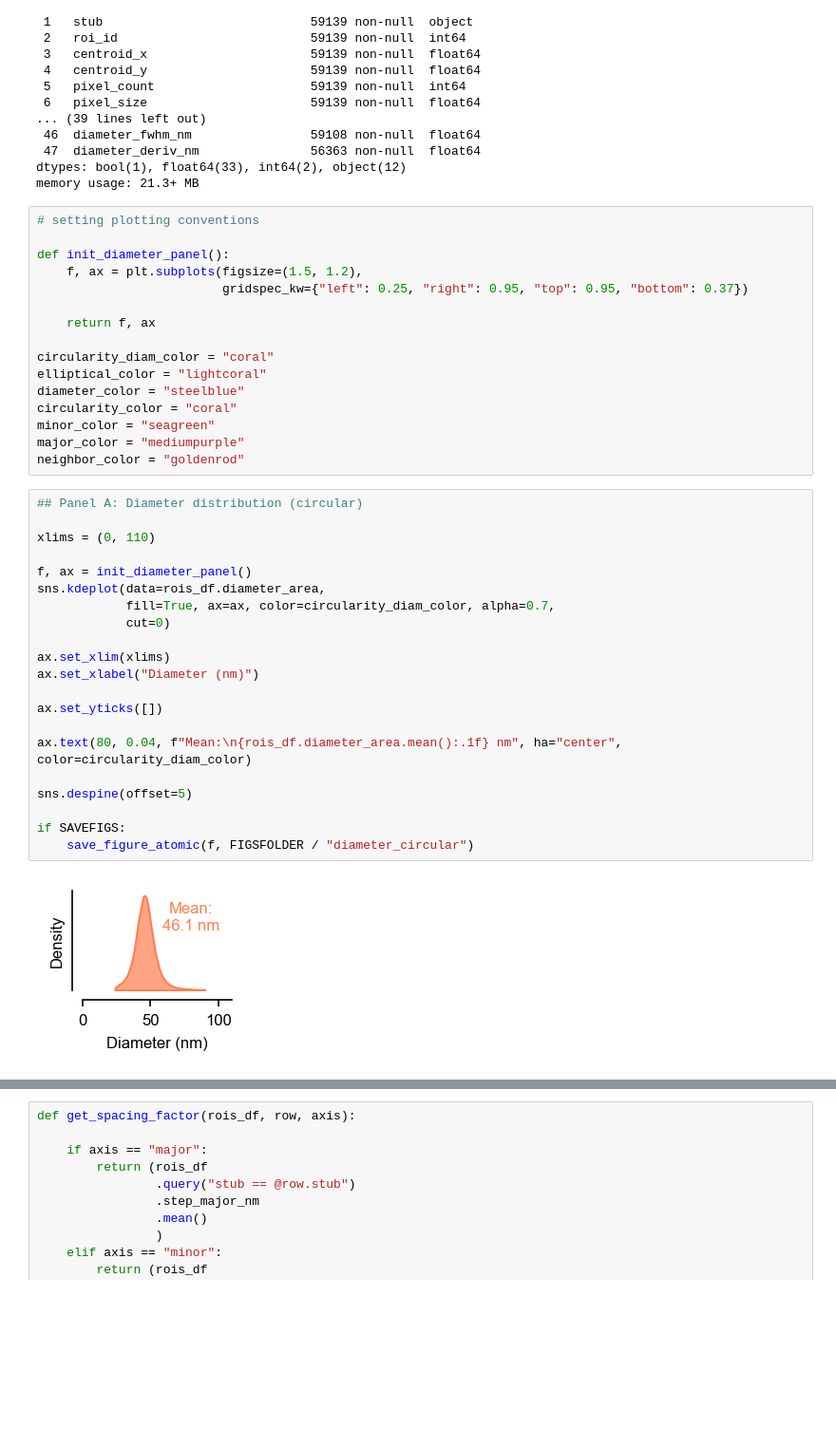
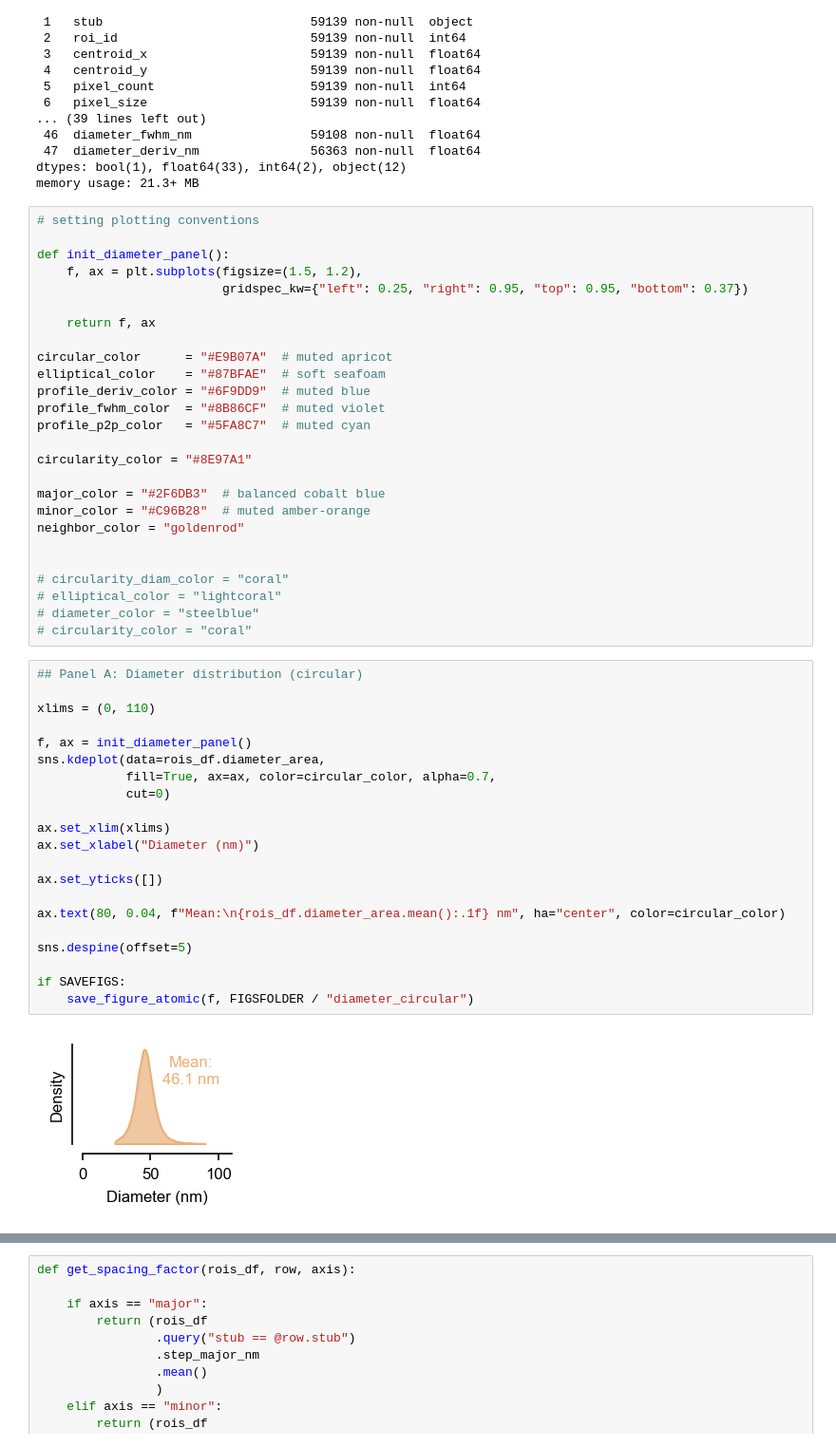
Before and after one commit to jaimemcc/fenestrations, a Jupyter notebook: notebooks/paper1_diameter.ipynb, the cells around one changed output, grey strips where cells are left out. Shown at 95% size. Cells and saved outputs as stored; diff of their text form; blank space fills up the shorter version.

```diff
--- a/notebooks/paper1_diameter.ipynb
+++ b/notebooks/paper1_diameter.ipynb
@@ -138,36 +138,46 @@ def init_diameter_panel():
 
     return f, ax
 
-circularity_diam_color = "coral"
-elliptical_color = "lightcoral"
-diameter_color = "steelblue"
-circularity_color = "coral"
-minor_color = "seagreen"
-major_color = "mediumpurple"
+circular_color      = "#E9B07A"  # muted apricot
+elliptical_color    = "#87BFAE"  # soft seafoam
+profile_deriv_color = "#6F9DD9"  # muted blue
+profile_fwhm_color  = "#8B86CF"  # muted violet
+profile_p2p_color   = "#5FA8C7"  # muted cyan
+
+circularity_color = "#8E97A1"
+
+major_color = "#2F6DB3"  # balanced cobalt blue
+minor_color = "#C96B28"  # muted amber-orange
 neighbor_color = "goldenrod"
+
+
+# circularity_diam_color = "coral"
+# elliptical_color = "lightcoral"
+# diameter_color = "steelblue"
+# circularity_color = "coral"
 # %%
 ## Panel A: Diameter distribution (circular)
 
 xlims = (0, 110)
 
 f, ax = init_diameter_panel()
 sns.kdeplot(data=rois_df.diameter_area,
-            fill=True, ax=ax, color=circularity_diam_color, alpha=0.7,
+            fill=True, ax=ax, color=circular_color, alpha=0.7,
             cut=0)
 
 ax.set_xlim(xlims)
 ax.set_xlabel("Diameter (nm)")
 
 ax.set_yticks([])
 
-ax.text(80, 0.04, f"Mean:\n{rois_df.diameter_area.mean():.1f} nm", ha="center", color=circularity_diam_color)
+ax.text(80, 0.04, f"Mean:\n{rois_df.diameter_area.mean():.1f} nm", ha="center", color=circular_color)
 
 sns.despine(offset=5)
 
 if SAVEFIGS:
     save_figure_atomic(f, FIGSFOLDER / "diameter_circular")
 # %% [output]
-[figure, old version]
+[figure, new version]
 # %%
 ## Panel B: Circularity distribution
 
```
Also changed, not shown: parts of 7 cells of this notebook, 1 other file.
